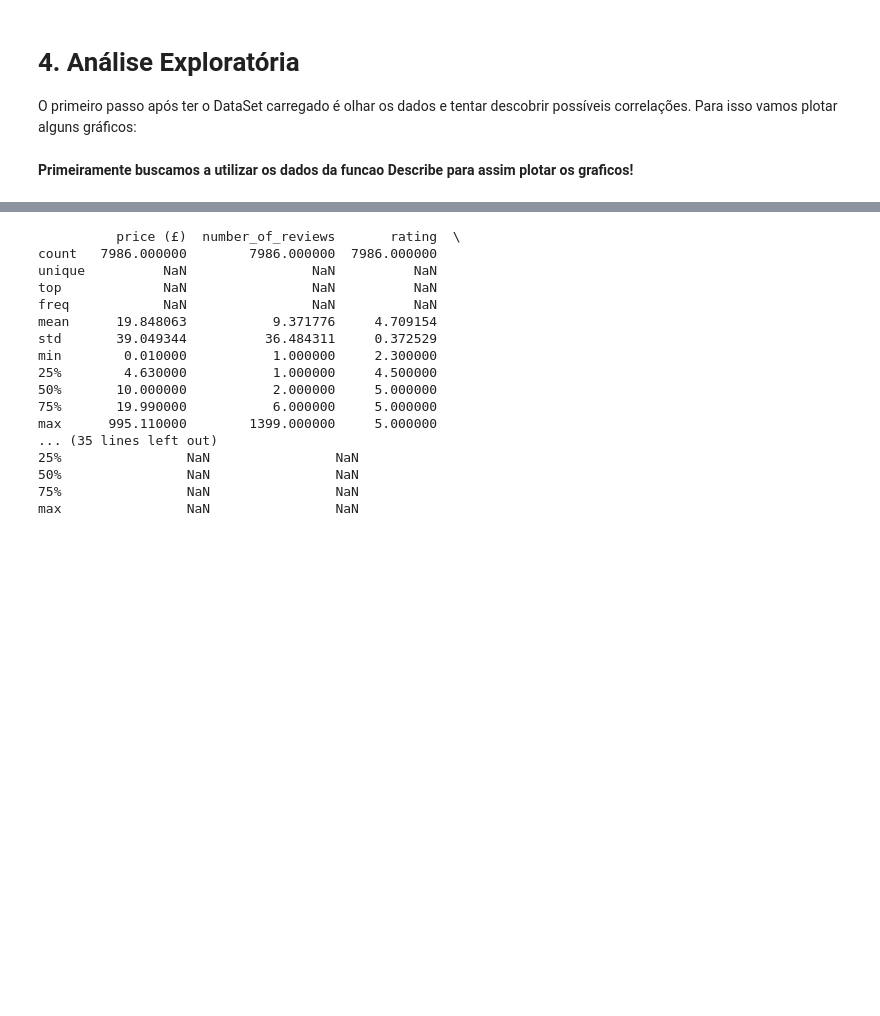
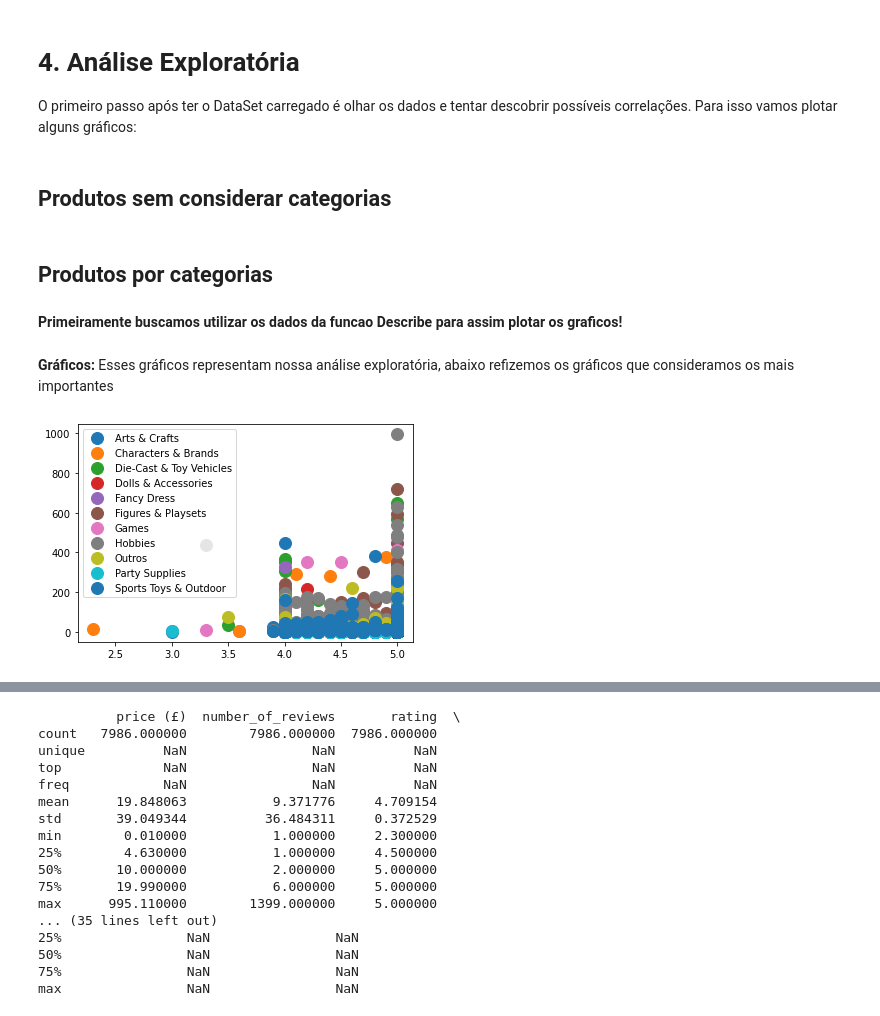
Before and after one commit to betomansur/projeto-2, a Jupyter notebook: Principal.ipynb, the cells around one changed output, grey strips where cells are left out. Cells and saved outputs as stored; diff of their text form; code cells hidden in the pictures; blank space fills up the shorter version.

Commit message:
Add category segregation to preanalysis

```diff
--- a/Principal.ipynb
+++ b/Principal.ipynb
@@ -154,5 +154,25 @@ Name: new_subsubcategory, dtype: int64
 # %% [markdown]
 # 4. Análise Exploratória
 O primeiro passo após ter o DataSet carregado é olhar os dados e tentar descobrir possíveis correlações. Para isso vamos plotar alguns gráficos:
+# %% [markdown]
+## Produtos sem considerar categorias
+# %% [markdown]
+## Produtos por categorias
 # %% [markdown]
-**Primeiramente buscamos a utilizar os dados da funcao Describe para assim plotar os graficos!**
+**Primeiramente buscamos utilizar os dados da funcao Describe para assim plotar os graficos!**
+# %% [markdown]
+**Gráficos:** Esses gráficos representam nossa análise exploratória, abaixo refizemos os gráficos que consideramos os mais importantes
+# %%
+groups = dados.groupby('new_parentcategory')
+
+fig, ax = plt.subplots()
+ax.margins(0.05) # Optional, just adds 5% padding to the autoscaling
+for name, group in groups:
+    ax.plot(group.rating, group["price (£)"], marker='o', linestyle='', ms=12, label=name)
+ax.legend()
+
+plt.show()
+
+# Fonte: https://stackoverflow.com/questions/21654635/scatter-plots-in-pandas-pyplot-how-to-plot-by-category
+# %% [output]
+[figure, added]
```
Also changed, not shown: parts of 10 cells of this notebook.
